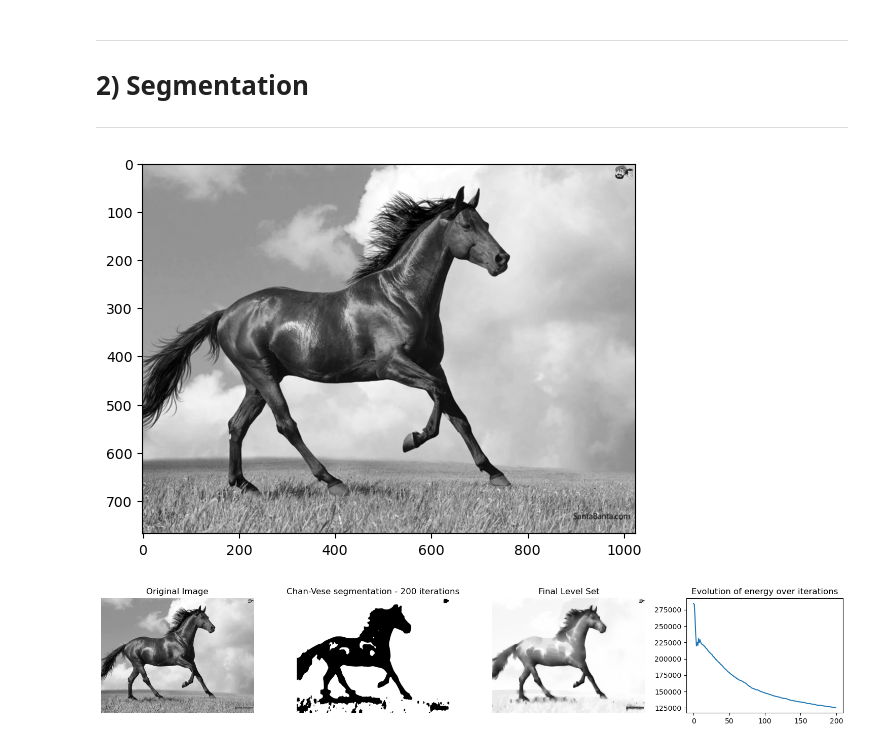
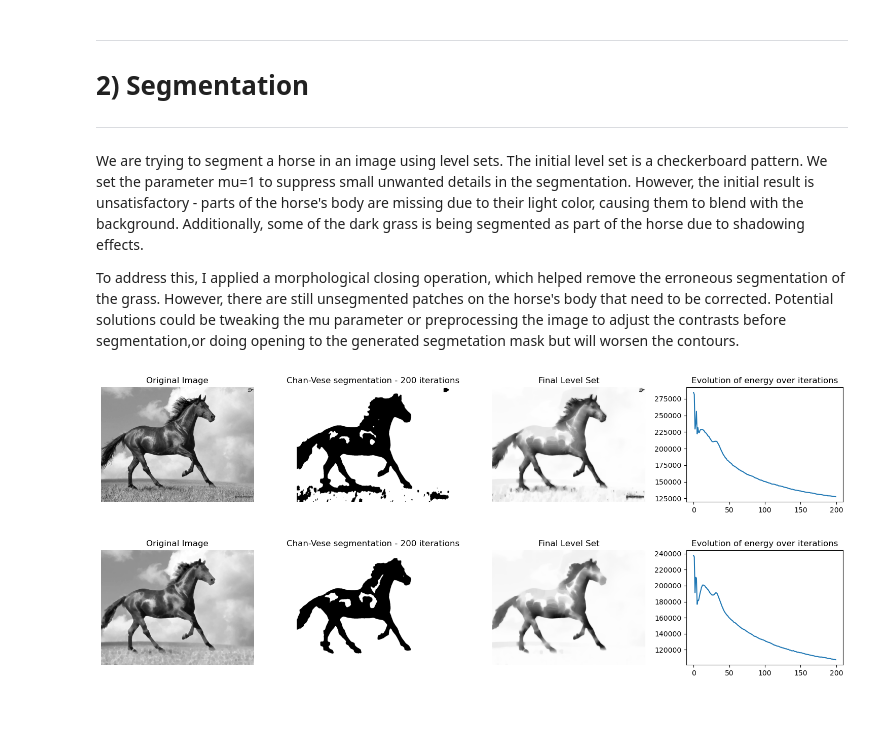
Before and after one commit to muhamed-aroui/Practical-Work, a Jupyter notebook: M2/AdvancedImageProcessing/TP-DeformableModels/tp_deformable-models.ipynb, the cells around one changed output. Cells and saved outputs as stored; diff of their text form; code cells hidden in the pictures; blank space fills up the shorter version.

```diff
--- a/M2/AdvancedImageProcessing/TP-DeformableModels/tp_deformable-models.ipynb
+++ b/M2/AdvancedImageProcessing/TP-DeformableModels/tp_deformable-models.ipynb
@@ -450,14 +450,24 @@ for init_ls in [init_ls_check,init_ls_one_disk,init_ls_m_disk]:
 ---
 # 2) Segmentation
 ---
+# %% [markdown]
+We are trying to segment a horse in an image using level sets. The initial level set is a checkerboard pattern. We set the parameter mu=1 to suppress small unwanted details in the segmentation. However, the initial result is unsatisfactory - parts of the horse's body are missing due to their light color, causing them to blend with the background. Additionally, some of the dark grass is being segmented as part of the horse due to shadowing effects.
+
+To address this, I applied a morphological closing operation, which helped remove the erroneous segmentation of the grass. However, there are still unsegmented patches on the horse's body that need to be corrected. Potential solutions could be tweaking the mu parameter or preprocessing the image to adjust the contrasts before segmentation,or doing opening to the generated segmetation mask but will worsen the contours.
 # %%
+import skimage.morphology as morpho
 image=skio.imread('R.jpg')
 image=image[:,:,1]
-plt.imshow(image,cmap="gray")
-plt.show()
-init_ls_check = checkerboard_level_set(image.shape, 6)
+init_ls_check = checkerboard_level_set(image.shape, 4)
 vis_chan_vese(image, mu=1, lambda1=10, lambda2=1, tol=1e-3, max_iter=200,
                 dt=0.5, init_level_set=init_ls_check, extended_output=True)
+
+
+#with closing
+se4=morpho.disk(6)
+open4 = morpho.closing(image,se4)
+vis_chan_vese(open4, mu=1, lambda1=10, lambda2=1, tol=1e-3, max_iter=200,
+                dt=0.5, init_level_set=init_ls_check, extended_output=True)
 # %% [output]
-[figure, old version]
+[figure, new version]
-[figure, old version]
+[figure, new version]
```
Also changed, not shown: parts of 7 cells of this notebook.
